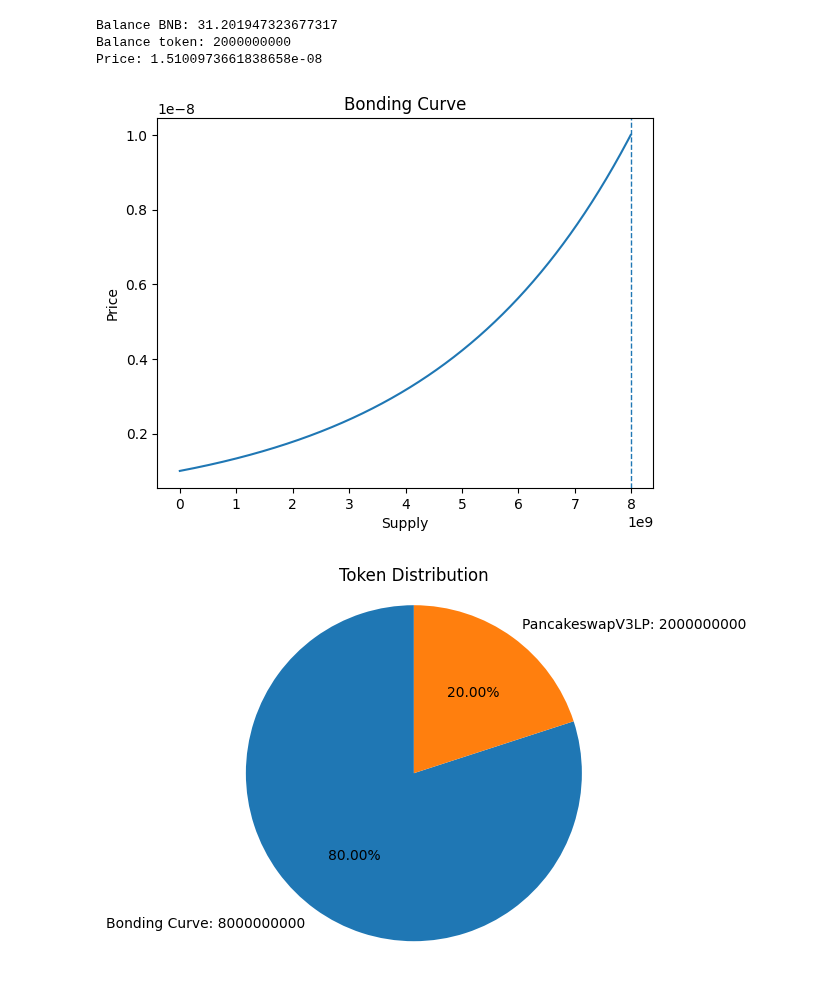
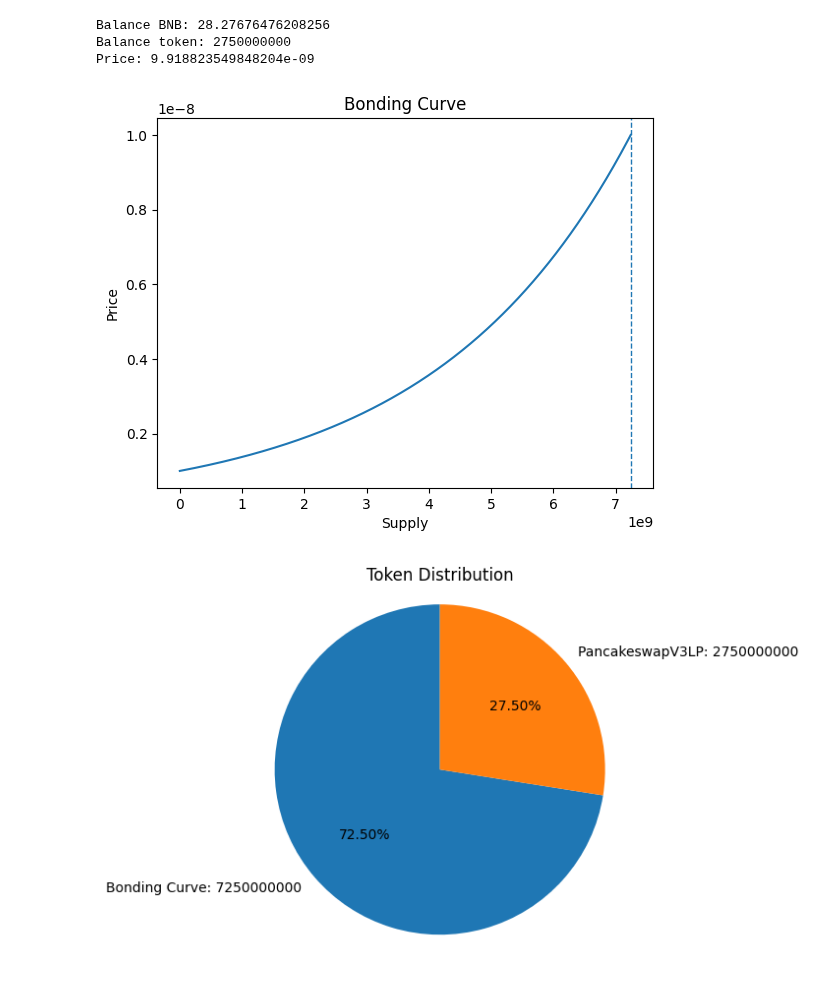
Before and after one commit to yoosoftcc/DexFormulas, a Jupyter notebook: bonding_curve.ipynb, the cells around one changed output. Drawn from its saved outputs; the diff is of its cells as text; code cells hidden in the pictures.

```diff
--- a/bonding_curve.ipynb
+++ b/bonding_curve.ipynb
@@ -42,7 +42,7 @@ targetPrice = 0.00000001
 
 # 最大供应量：10B
 maxSupply = 10_000_000_000
-maxSupplyAtCurve = 8_000_000_000
+maxSupplyAtCurve = 7_250_000_000
 
 # 允许创建者分配 token，即创建同时捆版买入，默认为 0
 creatorAllocation = 0
@@ -70,36 +70,36 @@ reserve = 0
 for i in range(1, len(index)):
     prevY = y[i - 1]
     currY = prevY * percentageIncrease
     y.append(currY)
     reserve += deltaX * prevY
 print('Balance BNB:', reserve)
 print('Balance token:', maxSupply - maxSupplyAtCurve)
 
 print('Price:', (reserve - launch_fee) / (maxSupply - maxSupplyAtCurve))
 # style 为 plain 即 禁用科学计数法格式，但有些长
 ax = pyplot.gca()
 ax.ticklabel_format(style='sci', axis='y')
 ax.ticklabel_format(style='sci', axis='x')
 
 pyplot.title("Bonding Curve")
 pyplot.xlabel("Supply")
 pyplot.ylabel("Price")
 pyplot.plot(x, y)
 pyplot.axvline(maxSupplyAtCurve, linewidth=1, linestyle='--')
 pyplot.show()
 
 # 价格需要确保从内盘平移至 LP池，即价格模型从 bonding curve 转变为 x*y=k AMM
 # 代币分配见饼图
 lpBNB = reserve - launch_fee
-lpToken = min(lpBNB / targetPrice, maxSupply - maxSupplyAtCurve)
+lpToken =  maxSupply - maxSupplyAtCurve
 pyplot.pie([maxSupplyAtCurve, lpToken],
            labels=[f"Bonding Curve: {int(maxSupplyAtCurve)}", f"PancakeswapV3LP: {int(lpToken)}"], autopct='%1.2f%%', startangle=90)
 pyplot.axis('equal')
 pyplot.title('Token Distribution')
 pyplot.show()
 # %% [output]
-Balance BNB: 31.201947323677317
-Balance token: 2000000000
-Price: 1.5100973661838658e-08
+Balance BNB: 28.27676476208256
+Balance token: 2750000000
+Price: 9.918823549848204e-09
-[figure, old version]
+[figure, new version]
-[figure, old version]
+[figure, new version]
```
